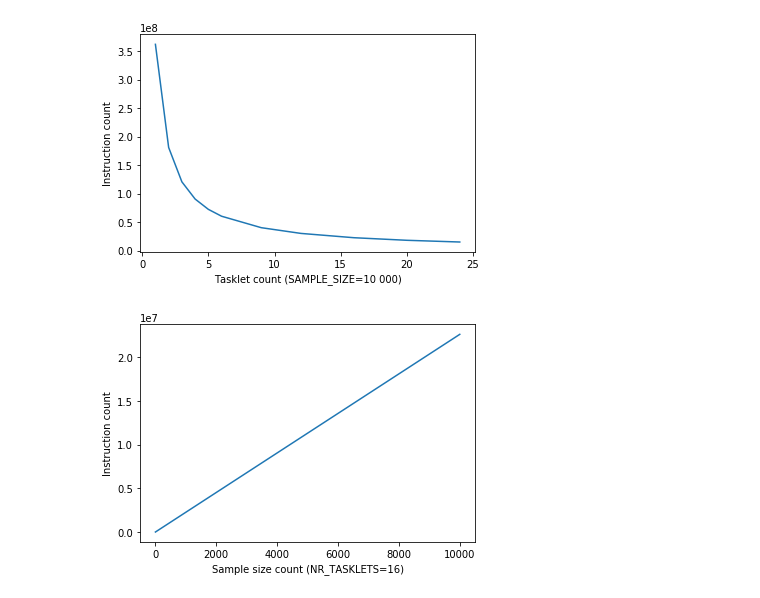
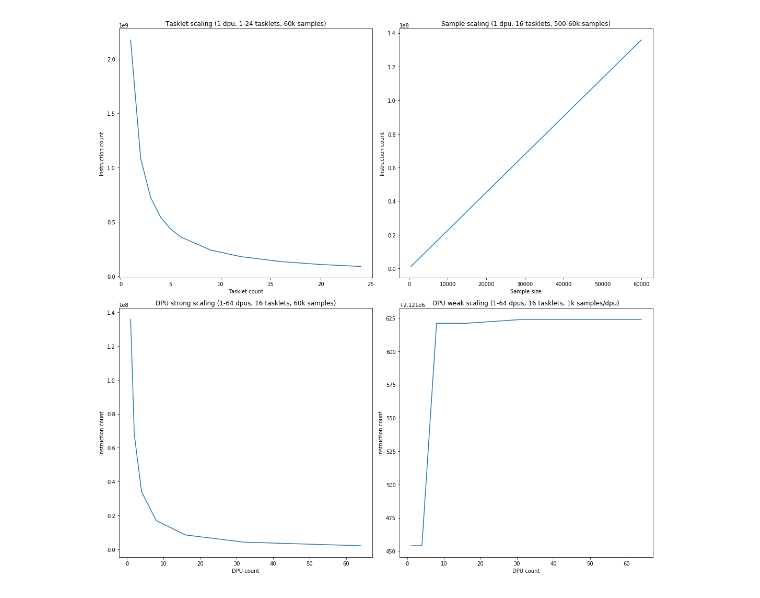
Before and after one commit to Xavier0301/PIMbthowen, a Jupyter notebook: analysis.ipynb, the cells around one changed output. Drawn from its saved outputs; the diff is of its cells as text; code cells hidden in the pictures.

Commit message:
Implements plotting for dpu scaling, tasklet scaling and sample scaling. Last fixes for correct host-dpu transfers.

```diff
--- a/analysis.ipynb
+++ b/analysis.ipynb
@@ -35,32 +52,56 @@ def parse_csv(csv_string, col_choices):
 
     return result
 # %%
-tasklet_scaling_xy = parse_csv(data_tasklet_scaling, [1, 3])
-sample_scaling_xy = parse_csv(data_sample_scaling, [2, 3])
+tasklet_scaling_xy = parse_csv(data_tasklet_scaling, [2, 4])
+sample_scaling_xy = parse_csv(data_sample_scaling, [3, 4])
+dpu_strong_scaling_xy = parse_csv(data_dpu_strong_scaling, [1, 4])
+dpu_weak_scaling_xy = parse_csv(data_dpu_weak_scaling, [1, 4])
 # %%
 tasklet_scaling_x = [int(pair[0]) for pair in tasklet_scaling_xy]
 tasklet_scaling_y = [int(pair[1]) for pair in tasklet_scaling_xy]
 
 sample_scaling_x = [int(pair[0]) for pair in sample_scaling_xy]
 sample_scaling_y = [int(pair[1]) for pair in sample_scaling_xy]
+
+dpu_strong_scaling_x = [int(pair[0]) for pair in dpu_strong_scaling_xy]
+dpu_strong_scaling_y = [int(pair[1]) for pair in dpu_strong_scaling_xy]
+
+dpu_weak_scaling_x = [int(pair[0]) for pair in dpu_weak_scaling_xy]
+dpu_weak_scaling_y = [int(pair[1]) for pair in dpu_weak_scaling_xy]
-# %%
-# plot the tasklet scaling data in order
-plt.plot(tasklet_scaling_x, tasklet_scaling_y)
-
-plt.xlabel("Tasklet count (SAMPLE_SIZE=10 000)")
-plt.ylabel("Instruction count")
-
-# plt.savefig("instr_per_tasklet_number.pdf")
-plt.show()
-# %% [output]
-[figure, removed]
-# %%
-plt.plot(sample_scaling_x, sample_scaling_y)
-
-plt.xlabel("Sample size count (NR_TASKLETS=16)")
-plt.ylabel("Instruction count")
-
-# plt.savefig("instr_per_tasklet_number.pdf")
-plt.show()
-# %% [output]
-[figure, removed]
+# %%
+fig, axes = plt.subplots(nrows=2, ncols=2, figsize=(15, 15))
+ax1, ax2, ax3, ax4 = axes.flat
+
+ax1.plot(tasklet_scaling_x, tasklet_scaling_y)
+
+ax1.set_xlabel("Tasklet count")
+ax1.set_ylabel("Instruction count")
+
+ax1.set_title("Tasklet scaling (1 dpu, 1-24 tasklets, 60k samples)")
+
+ax2.plot(sample_scaling_x, sample_scaling_y)
+
+ax2.set_xlabel("Sample size")
+ax2.set_ylabel("Instruction count")
+
+ax2.set_title("Sample scaling (1 dpu, 16 tasklets, 500-60k samples)")
+
+ax3.plot(dpu_strong_scaling_x, dpu_strong_scaling_y)
+
+ax3.set_xlabel("DPU count")
+ax3.set_ylabel("Instruction count")
+
+ax3.set_title("DPU strong scaling (1-64 dpus, 16 tasklets, 60k samples)")
+
+ax4.plot(dpu_weak_scaling_x, dpu_weak_scaling_y)
+
+ax4.set_xlabel("DPU count")
+ax4.set_ylabel("Instruction count")
+
+ax4.set_title("DPU weak scaling (1-64 dpus, 16 tasklets, 1k samples/dpu)")
+
+fig.tight_layout()
+
+plt.show()
+# %% [output]
+[figure, added]
```
Also changed, not shown: parts of 3 cells of this notebook, 2 other files.
